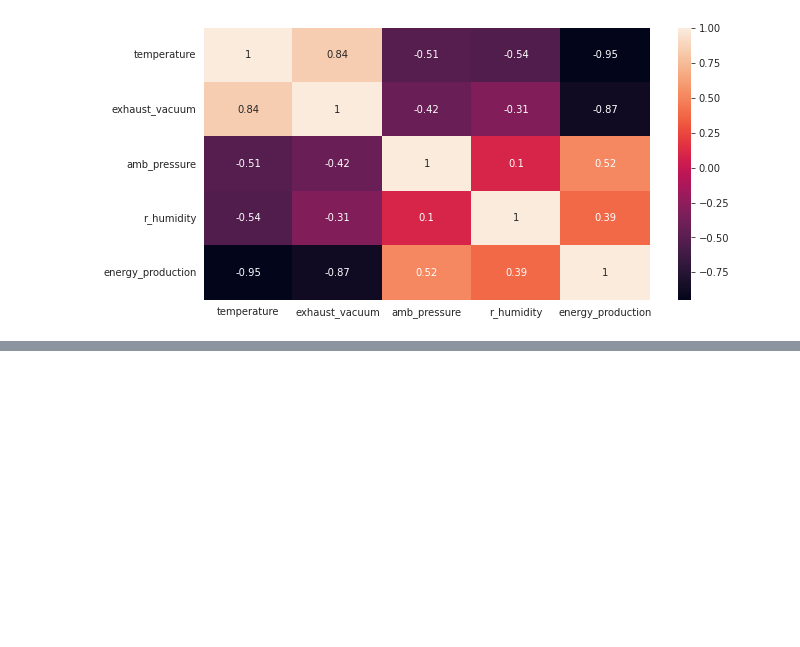
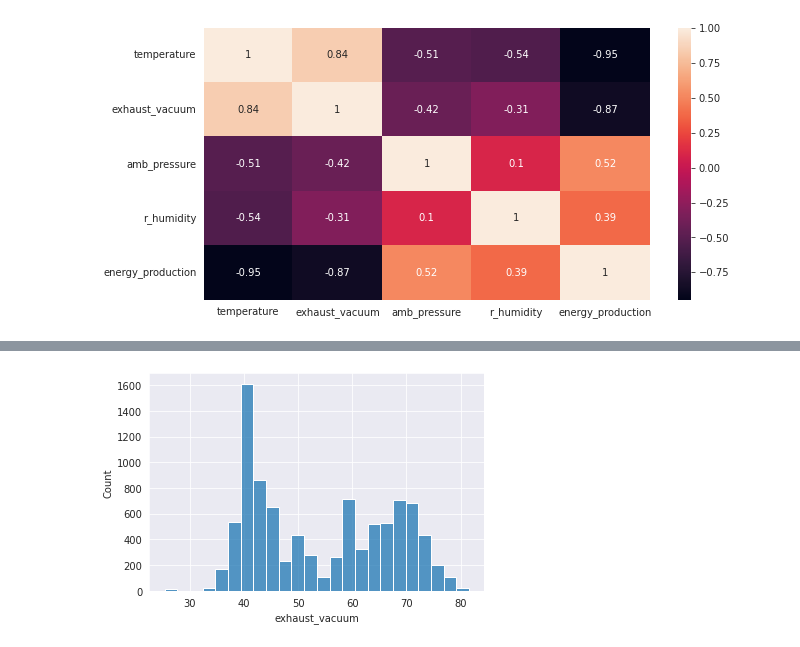
Before and after one commit to ch-aitali/assignments, a Jupyter notebook: p93_combined_power_plant.ipynb, the cells around one changed output, grey strips where cells are left out. Saved outputs shown, nothing was run; the diff lists cells and outputs as text; code cells hidden in the pictures; blank space fills up the shorter version.

```diff
--- a/p93_combined_power_plant.ipynb
+++ b/p93_combined_power_plant.ipynb
@@ -135,0 +159,5 @@ plt.show()
+# %%
+sns.histplot(data_1['exhaust_vacuum'])
+plt.show()
+# %% [output]
+[figure, added]
```
Also changed, not shown: parts of 83 cells of this notebook.
